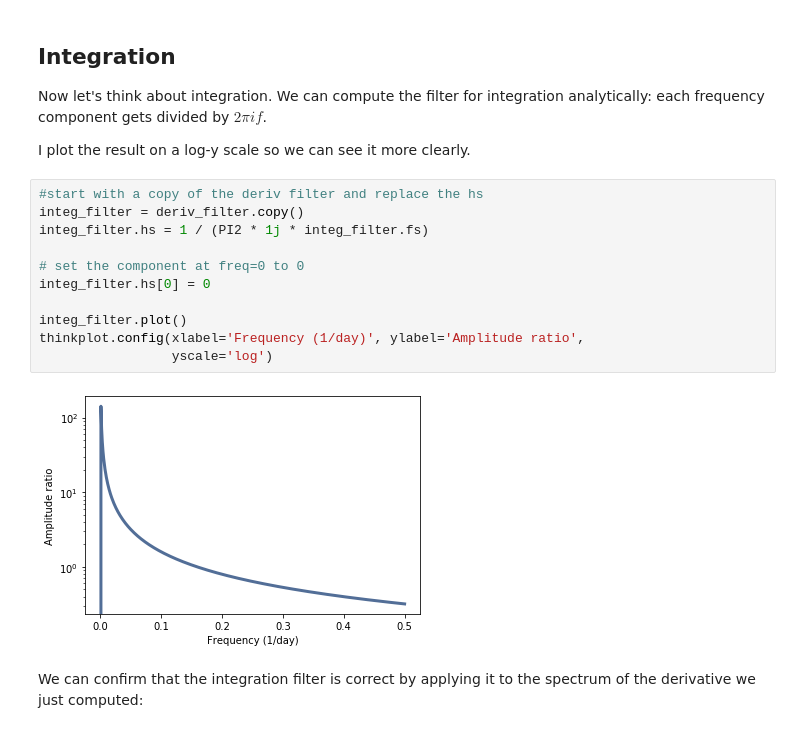
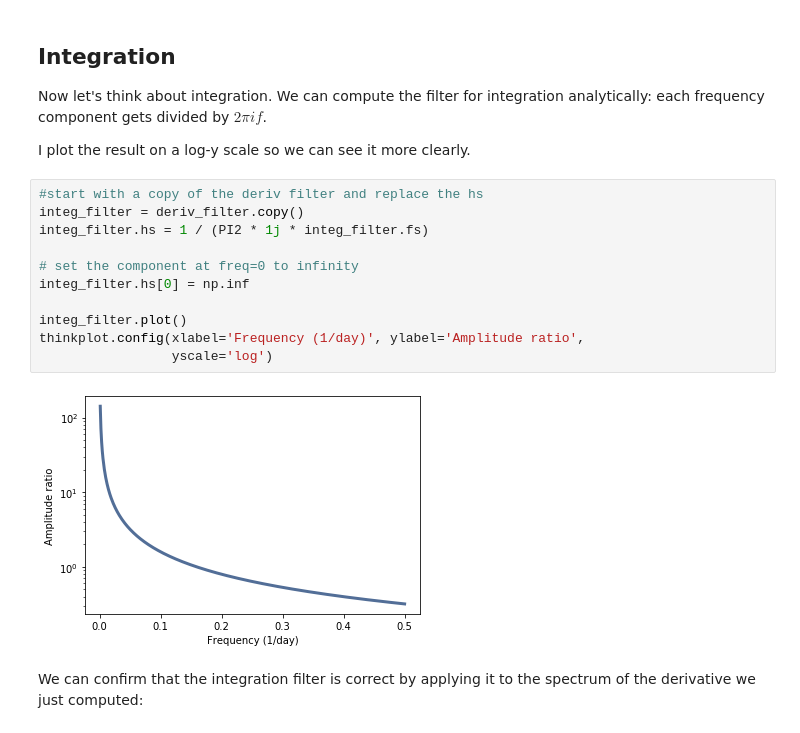
Before and after one commit to AllenDowney/ThinkDSP, a Jupyter notebook: code/chap09.ipynb, the cells around one changed output. Saved outputs shown, nothing was run; the diff lists cells and outputs as text.

```diff
--- a/code/chap09.ipynb
+++ b/code/chap09.ipynb
@@ -214,16 +214,16 @@ I plot the result on a log-y scale so we can see it more clearly.
 # %%
 #start with a copy of the deriv filter and replace the hs
 integ_filter = deriv_filter.copy()
 integ_filter.hs = 1 / (PI2 * 1j * integ_filter.fs)
 
-# set the component at freq=0 to 0
-integ_filter.hs[0] = 0
+# set the component at freq=0 to infinity
+integ_filter.hs[0] = np.inf
 
 integ_filter.plot()
 thinkplot.config(xlabel='Frequency (1/day)', ylabel='Amplitude ratio',
                  yscale='log')
 # %% [output]
-[figure, old version]
+[figure, new version]
 # %% [markdown]
 We can confirm that the integration filter is correct by applying it to the spectrum of the derivative we just computed:
 # %%
```
Also changed, not shown: parts of 3 cells of this notebook, 1 other file.
